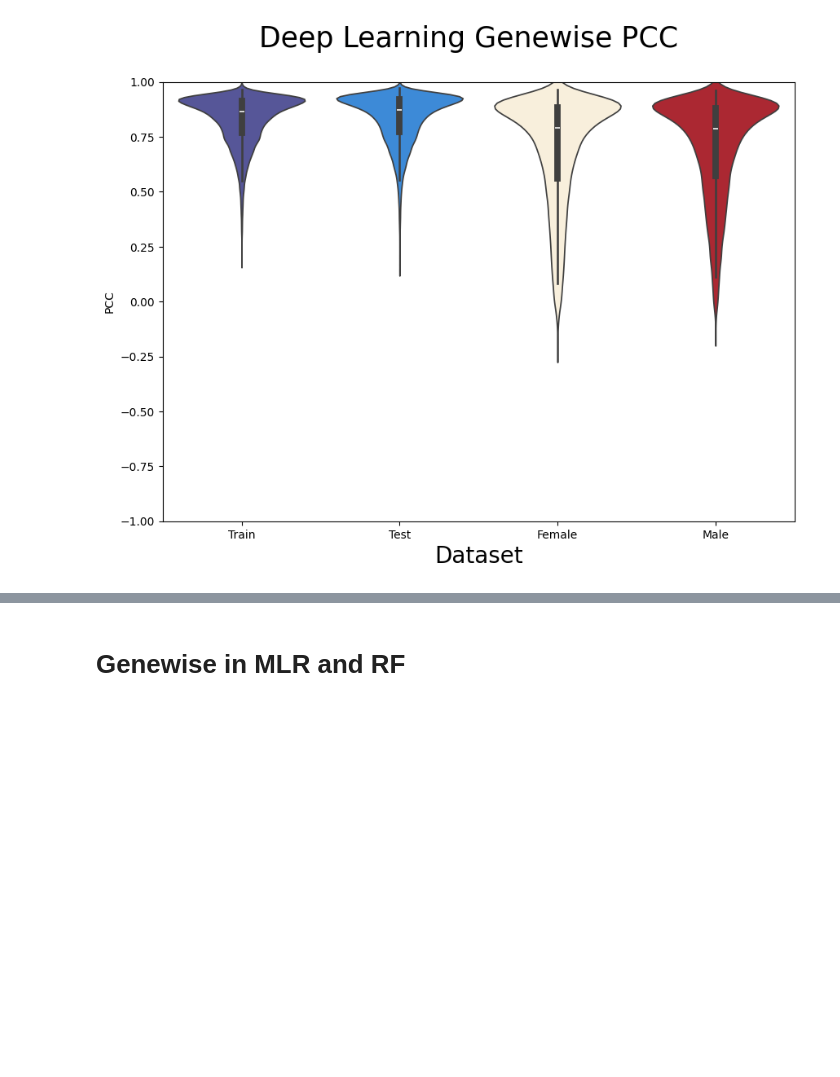
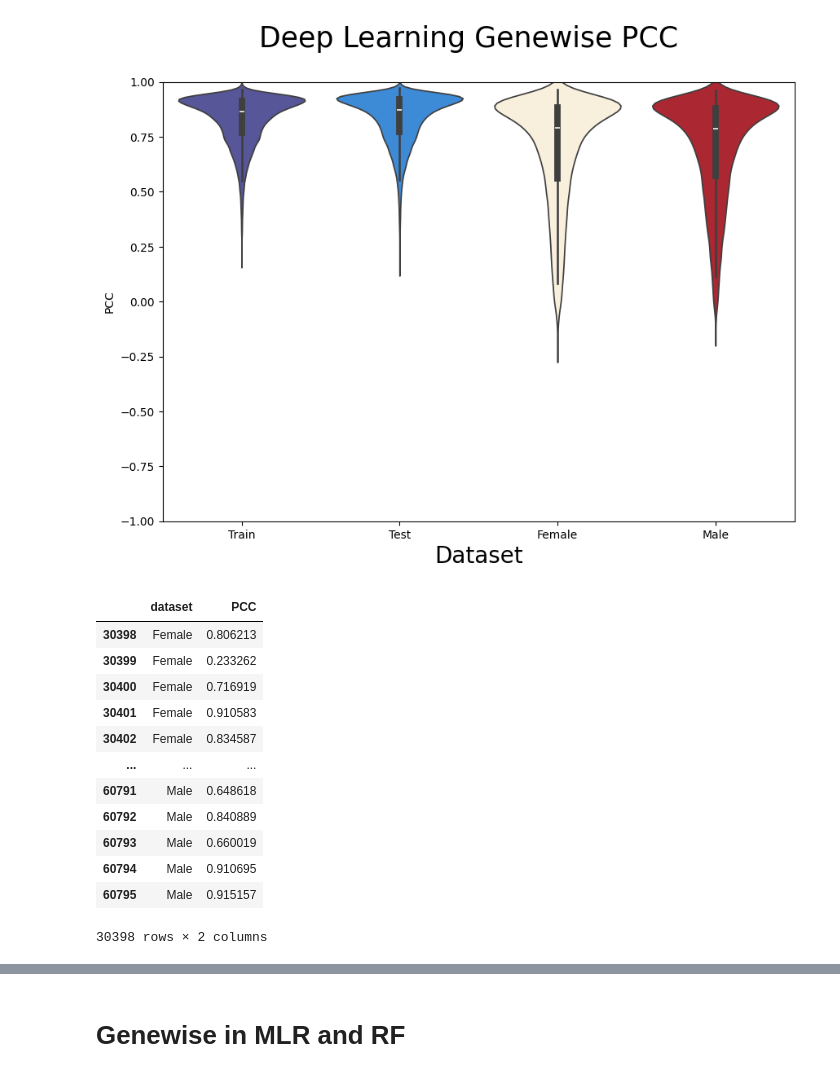
Before and after one commit to Alexander-Broadley/Zhang_lab_rotation, a Jupyter notebook: report_figures/accuracy_plots.ipynb, the cells around one changed output, grey strips where cells are left out. Cells and saved outputs as stored; diff of their text form; code cells hidden in the pictures; blank space fills up the shorter version.

```diff
--- a/report_figures/accuracy_plots.ipynb
+++ b/report_figures/accuracy_plots.ipynb
@@ -121,3 +124,21 @@ plot_frame
 create_pearsons_violin(plot_frame, y_col = 'PCC', title = 'Deep Learning Genewise PCC', file_title = 'DL_genewise_PCC', palette = palette)
 # %% [output]
 [figure]
+# %%
+# Male and Female only plot for the presentation
+plot_frame_MF = plot_frame[(plot_frame['dataset'] == 'Male') |  (plot_frame['dataset'] == 'Female')]
+plot_frame_MF
+# %% [output]
+|  | dataset | PCC |
+| 30398 | Female | 0.806213 |
+| 30399 | Female | 0.233262 |
+| 30400 | Female | 0.716919 |
+| 30401 | Female | 0.910583 |
+| 30402 | Female | 0.834587 |
+| ... | ... | ... |
+| 60791 | Male | 0.648618 |
+| 60792 | Male | 0.840889 |
+| 60793 | Male | 0.660019 |
+| 60794 | Male | 0.910695 |
+| 60795 | Male | 0.915157 |
+30398 rows × 2 columns
```
Also changed, not shown: parts of 2 cells of this notebook, 4 other files.
